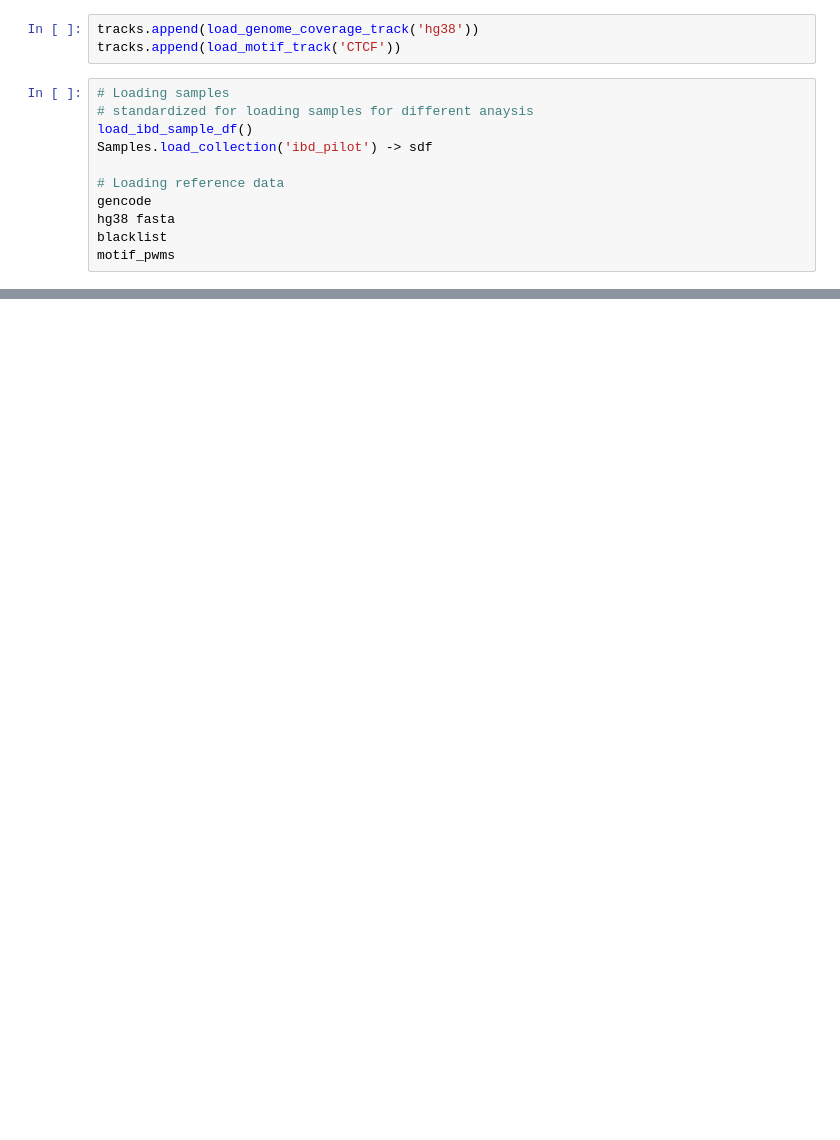
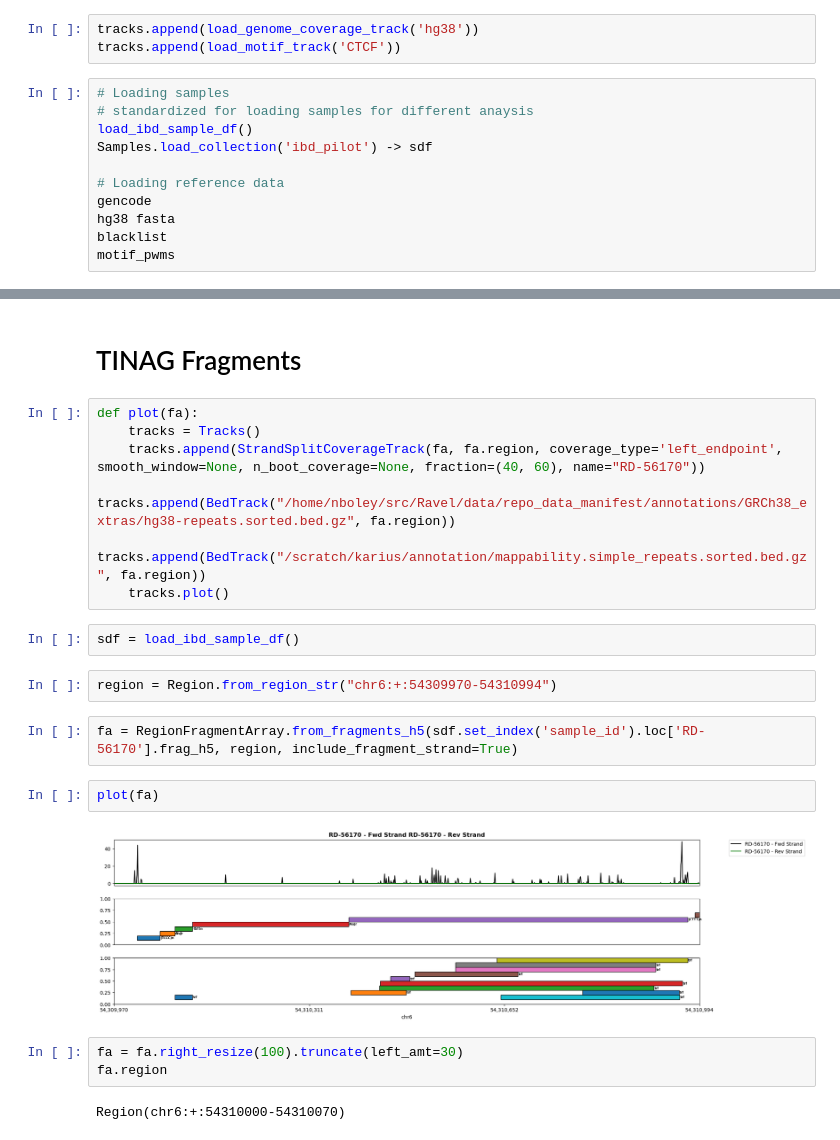
Before and after one commit to nboley/fragmentomics_tools, a Jupyter notebook: projects/ibd/Tutorial.ipynb, the cells around one changed output, grey strips where cells are left out. Drawn from its saved outputs; the diff is of its cells as text; blank space fills up the shorter version.

```diff
--- a/projects/ibd/Tutorial.ipynb
+++ b/projects/ibd/Tutorial.ipynb
@@ -236,0 +267,24 @@ motif_pwms
+# %% [markdown]
+# TINAG Fragments
+# %%
+def plot(fa):
+    tracks = Tracks()
+    tracks.append(StrandSplitCoverageTrack(fa, fa.region, coverage_type='left_endpoint', smooth_window=None, n_boot_coverage=None, fraction=(40, 60), name="RD-56170"))
+    tracks.append(BedTrack("/home/nboley/src/Ravel/data/repo_data_manifest/annotations/GRCh38_extras/hg38-repeats.sorted.bed.gz", fa.region))
+    tracks.append(BedTrack("/scratch/karius/annotation/mappability.simple_repeats.sorted.bed.gz", fa.region))
+    tracks.plot()
+# %%
+sdf = load_ibd_sample_df()
+# %%
+region = Region.from_region_str("chr6:+:54309970-54310994")
+# %%
+fa = RegionFragmentArray.from_fragments_h5(sdf.set_index('sample_id').loc['RD-56170'].frag_h5, region, include_fragment_strand=True)
+# %%
+plot(fa)
+# %% [output]
+[figure, added]
+# %%
+fa = fa.right_resize(100).truncate(left_amt=30)
+fa.region
+# %% [output]
+Region(chr6:+:54310000-54310070)
```
Also changed, not shown: parts of 40 cells of this notebook, 9 other files.
